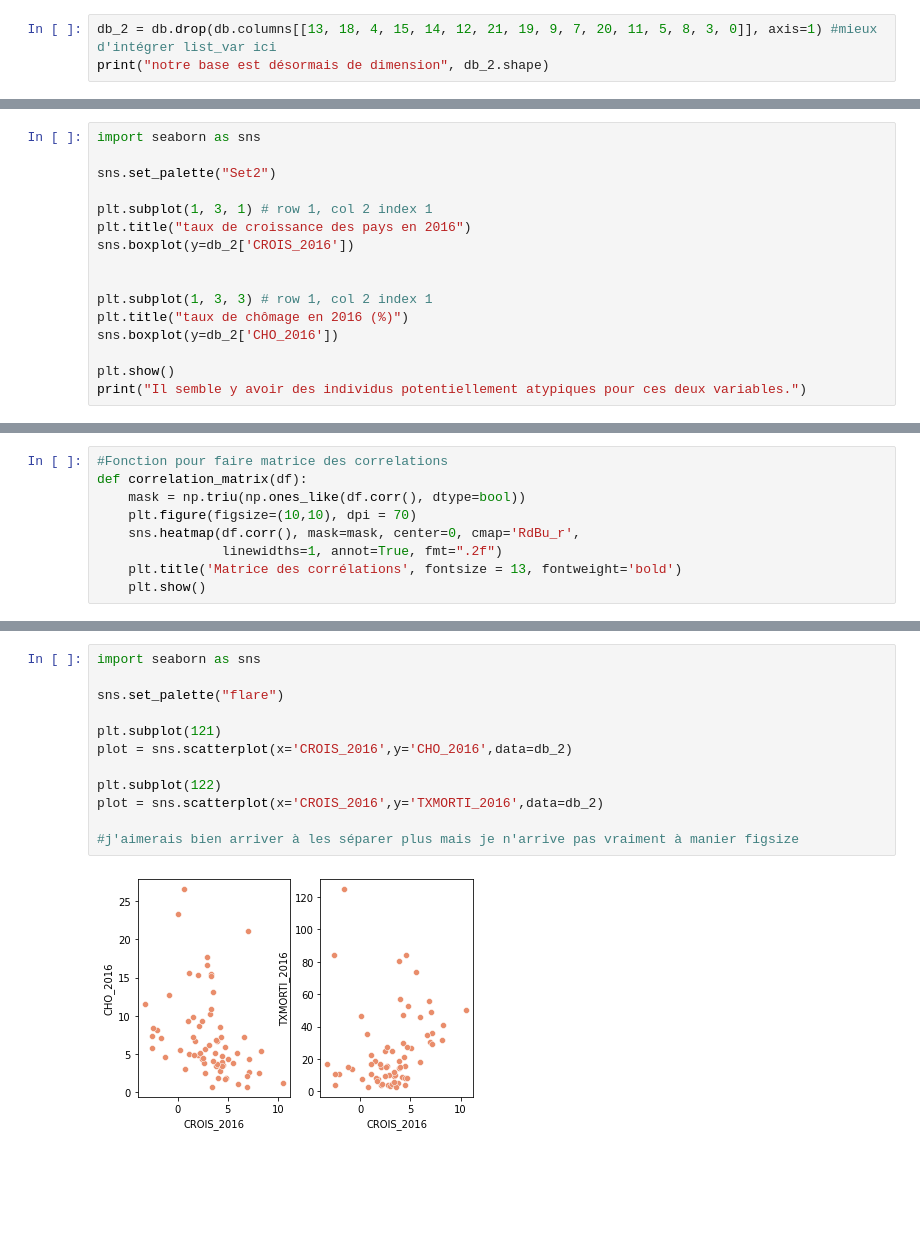
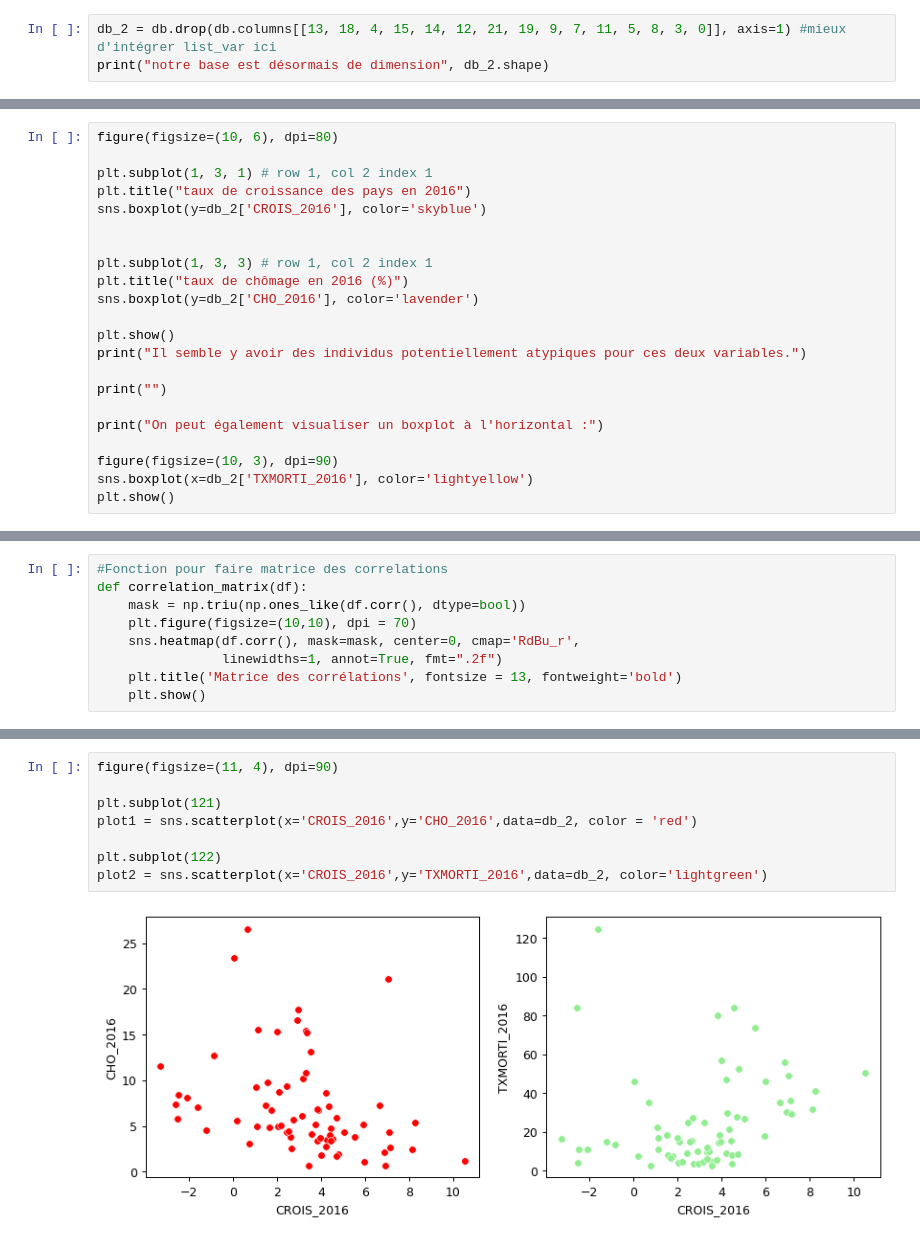
Before and after one commit to JulieChemille/SVM, a Jupyter notebook: Statistiques_Descriptives_TDSVM.ipynb, the cells around one changed output, grey strips where cells are left out. Drawn from its saved outputs; the diff is of its cells as text; blank space fills up the shorter version.

```diff
--- a/Statistiques_Descriptives_TDSVM.ipynb
+++ b/Statistiques_Descriptives_TDSVM.ipynb
@@ -159,4 +160,4 @@ les variables retirées sont: [13, 18, 4, 15, 14, 12, 21, 19, 9, 7, 20, 11, 5, 8
 # %%
-db_2 = db.drop(db.columns[[13, 18, 4, 15, 14, 12, 21, 19, 9, 7, 20, 11, 5, 8, 3, 0]], axis=1) #mieux d'intégrer list_var ici
+db_2 = db.drop(db.columns[[13, 18, 4, 15, 14, 12, 21, 19, 9, 7, 11, 5, 8, 3, 0]], axis=1) #mieux d'intégrer list_var ici
 print("notre base est désormais de dimension", db_2.shape)
 # %% [output]
@@ -186,17 +188,23 @@ for i in db_2.columns:
 # %%
-import seaborn as sns
-
-sns.set_palette("Set2")
+figure(figsize=(10, 6), dpi=80)
 
 plt.subplot(1, 3, 1) # row 1, col 2 index 1
 plt.title("taux de croissance des pays en 2016")
-sns.boxplot(y=db_2['CROIS_2016'])
+sns.boxplot(y=db_2['CROIS_2016'], color='skyblue')
 
 
 plt.subplot(1, 3, 3) # row 1, col 2 index 1
 plt.title("taux de chômage en 2016 (%)")
-sns.boxplot(y=db_2['CHO_2016'])
+sns.boxplot(y=db_2['CHO_2016'], color='lavender')
 
 plt.show()
 print("Il semble y avoir des individus potentiellement atypiques pour ces deux variables.")
+
+print("")
+
+print("On peut également visualiser un boxplot à l'horizontal :")
+
+figure(figsize=(10, 3), dpi=90)
+sns.boxplot(x=db_2['TXMORTI_2016'], color='lightyellow')
+plt.show()
 # %% [output]
@@ -228,14 +239,10 @@ correlation_matrix(db_2)
 # %%
-import seaborn as sns
-
-sns.set_palette("flare")
+figure(figsize=(11, 4), dpi=90)
 
 plt.subplot(121)
-plot = sns.scatterplot(x='CROIS_2016',y='CHO_2016',data=db_2)
+plot1 = sns.scatterplot(x='CROIS_2016',y='CHO_2016',data=db_2, color = 'red')
 
 plt.subplot(122)
-plot = sns.scatterplot(x='CROIS_2016',y='TXMORTI_2016',data=db_2)
-
-#j'aimerais bien arriver à les séparer plus mais je n'arrive pas vraiment à manier figsize
+plot2 = sns.scatterplot(x='CROIS_2016',y='TXMORTI_2016',data=db_2, color='lightgreen')
 # %% [output]
-[figure, old version]
+[figure, new version]
```
Also changed, not shown: parts of 15 cells of this notebook.
